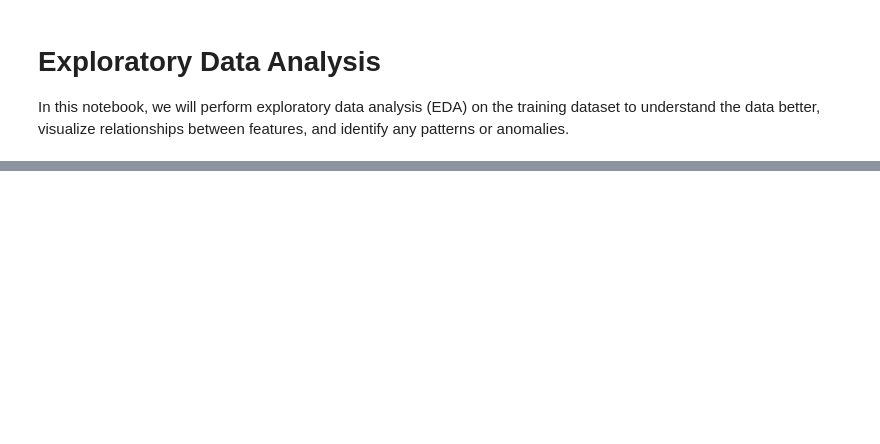
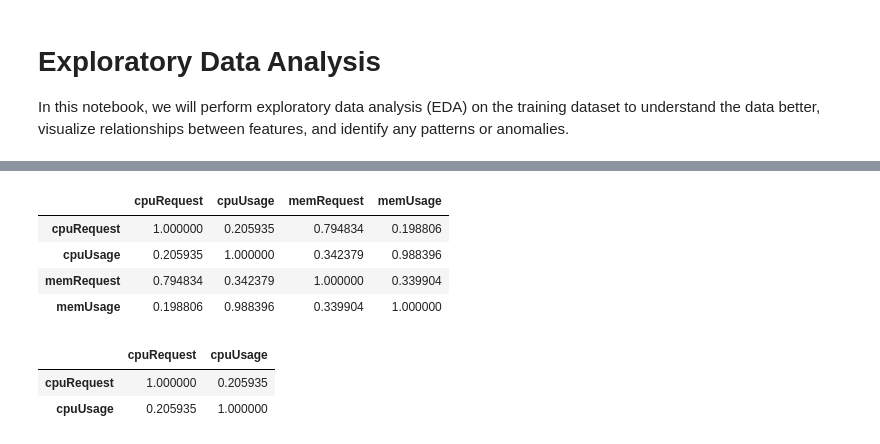
Before and after one commit to MyGitRepo-1979/MLearn, a Jupyter notebook: CostReduction/regression-ml-model/notebooks/aks_eda.ipynb, the cells around one changed output, grey strips where cells are left out. Saved outputs shown, nothing was run; the diff lists cells and outputs as text; code cells hidden in the pictures; blank space fills up the shorter version.

```diff
--- a/CostReduction/regression-ml-model/notebooks/aks_eda.ipynb
+++ b/CostReduction/regression-ml-model/notebooks/aks_eda.ipynb
@@ -36,0 +56,10 @@ train_data.describe()
+# %%
+df2=df[['cpuRequest','cpuUsage','memRequest','memUsage']]
+# %%
+df2.corr()
+# %% [output]
+|  | cpuRequest | cpuUsage | memRequest | memUsage |
+| cpuRequest | 1.000000 | 0.205935 | 0.794834 | 0.198806 |
+| cpuUsage | 0.205935 | 1.000000 | 0.342379 | 0.988396 |
+| memRequest | 0.794834 | 0.342379 | 1.000000 | 0.339904 |
+| memUsage | 0.198806 | 0.988396 | 0.339904 | 1.000000 |
@@ -36,0 +68,6 @@ train_data.describe()
+# %%
+df_pod_cpu.corr()
+# %% [output]
+|  | cpuRequest | cpuUsage |
+| cpuRequest | 1.000000 | 0.205935 |
+| cpuUsage | 0.205935 | 1.000000 |
```
Also changed, not shown: parts of 7 cells of this notebook, 1 other file.
